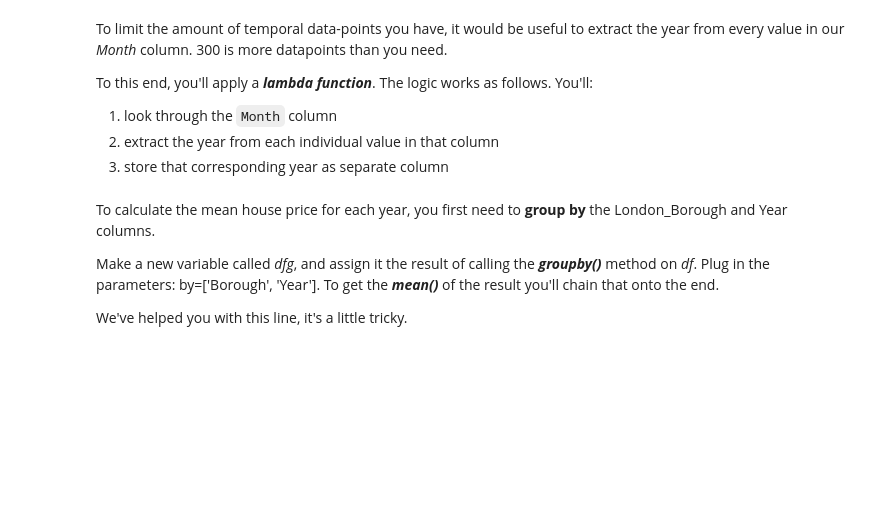
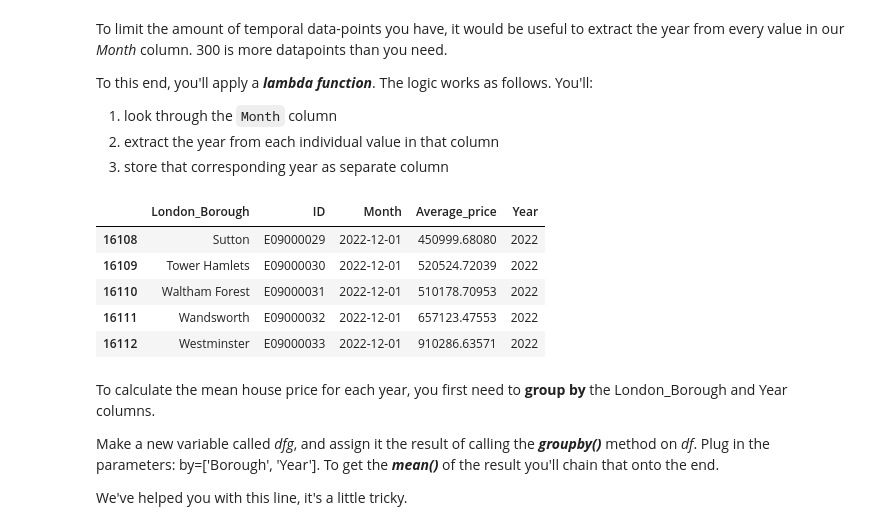
Before and after one commit to LannonTheCannon/Springboard_Data_Science_Career_Track, a Jupyter notebook: Unit 4 Challenge - Tier 1.ipynb, the cells around one changed output. Saved outputs shown, nothing was run; the diff lists cells and outputs as text; code cells hidden in the pictures; blank space fills up the shorter version.

```diff
--- a/Unit 4 Challenge - Tier 1.ipynb
+++ b/Unit 4 Challenge - Tier 1.ipynb
@@ -675,9 +698,16 @@ To this end, you'll apply a ***lambda function***. The logic works as follows. Y
 # %%
 # Try this yourself.
 df['Year'] = df['Month'].apply(lambda t: t.year)
 
 # Call the tail() method on df
-df._ _ _()
+df.tail()
+# %% [output]
+|  | London_Borough | ID | Month | Average_price | Year |
+| 16108 | Sutton | E09000029 | 2022-12-01 | 450999.68080 | 2022 |
+| 16109 | Tower Hamlets | E09000030 | 2022-12-01 | 520524.72039 | 2022 |
+| 16110 | Waltham Forest | E09000031 | 2022-12-01 | 510178.70953 | 2022 |
+| 16111 | Wandsworth | E09000032 | 2022-12-01 | 657123.47553 | 2022 |
+| 16112 | Westminster | E09000033 | 2022-12-01 | 910286.63571 | 2022 |
 # %% [markdown]
 To calculate the mean house price for each year, you first need to **group by** the London_Borough and Year columns.
 
```
Also changed, not shown: parts of 18 cells of this notebook, 1 other file.
